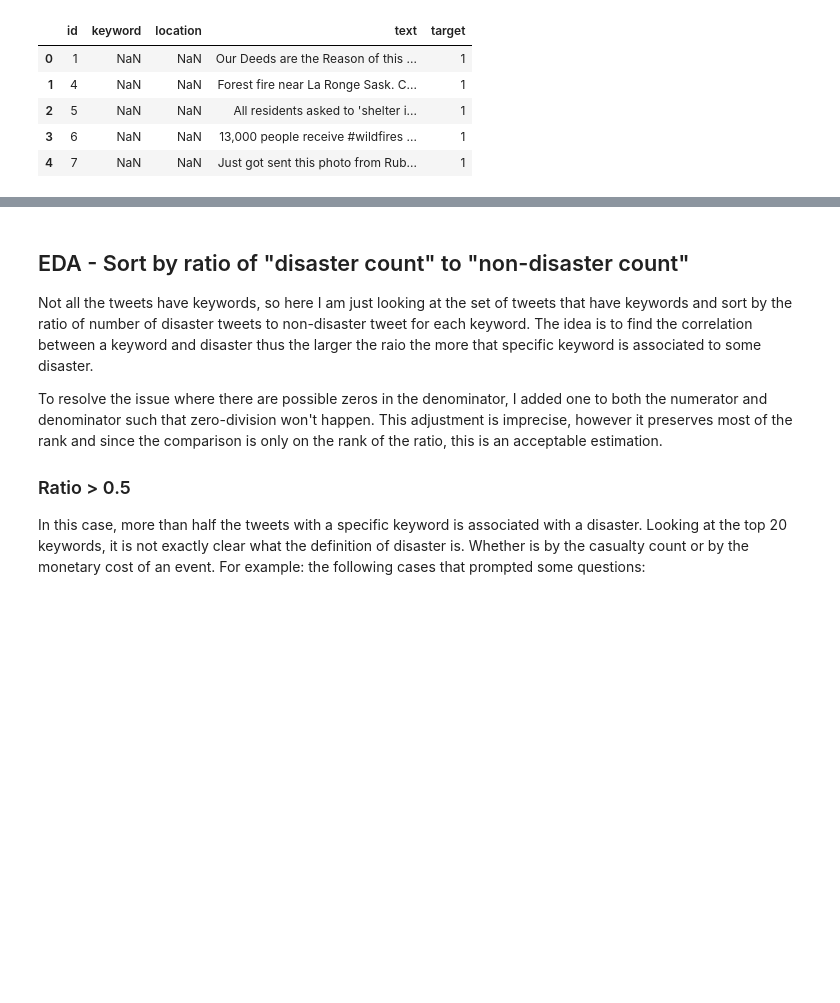
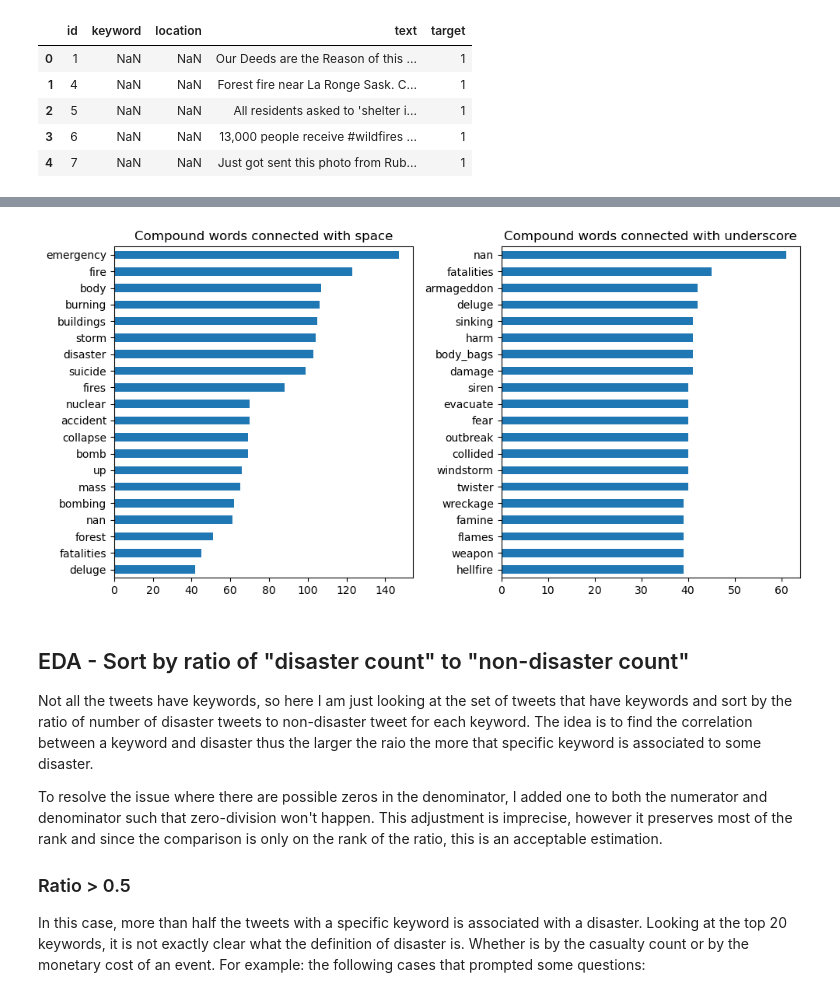
Before and after one commit to anthropikos/kaggle_kernels, a Jupyter notebook: lstm-tweets/lstm-tweets.ipynb, the cells around one changed output, grey strips where cells are left out. Saved outputs shown, nothing was run; the diff lists cells and outputs as text; code cells hidden in the pictures; blank space fills up the shorter version.

Commit message:
WIP - Added various keyword and location counts barh.

```diff
--- a/lstm-tweets/lstm-tweets.ipynb
+++ b/lstm-tweets/lstm-tweets.ipynb
@@ -518,3 +514,38 @@ ax.get_xaxis().set_minor_formatter(ticker.ScalarFormatter())
+# %%
+# Are there more than one keyword?
+def replace_nan_with_str(value):
+    if isinstance(value, float):
+        if np.isnan(value):
+            return "nan"
+    elif isinstance(value, str):
+        return value
+
+
+word_list = df_train.keyword.to_list()
+word_list = [replace_nan_with_str(word) for word in word_list]
+compound_word_with_space = " ".join([word.replace("%20", " ") for word in word_list])
+compound_word_with_underscore = " ".join([word.replace("%20", "_") for word in word_list])
+
+
+fig, axs = plt.subplots(1, 2, figsize=(10, 5))
+
+ax = axs[0]
+temp = pd.Series(compound_word_with_space.split(" ")).value_counts().sort_values(ascending=False)
+temp = temp.head(20).sort_values(ascending=True)
+temp.plot(ax=ax, kind="barh")
+ax.set_title("Compound words connected with space")
+
+ax = axs[1]
+temp = pd.Series(compound_word_with_underscore.split(" ")).value_counts().sort_values(ascending=False)
+temp = temp.head(20).sort_values(ascending=True)
+temp.plot(ax=ax, kind="barh")
+ax.set_title("Compound words connected with underscore")
+
+
+fig.tight_layout()
+fig.show()
+# %% [output]
+[figure, added]
 # %% [markdown]
 ## EDA - Sort by ratio of "disaster count" to "non-disaster count"
 Not all the tweets have keywords, so here I am just looking at the set of tweets that have keywords and sort by the ratio of number of disaster tweets to non-disaster tweet for each keyword. The idea is to find the correlation between a keyword and disaster thus the larger the raio the more that specific keyword is associated to some disaster.
```
Also changed, not shown: parts of 3 cells of this notebook.
